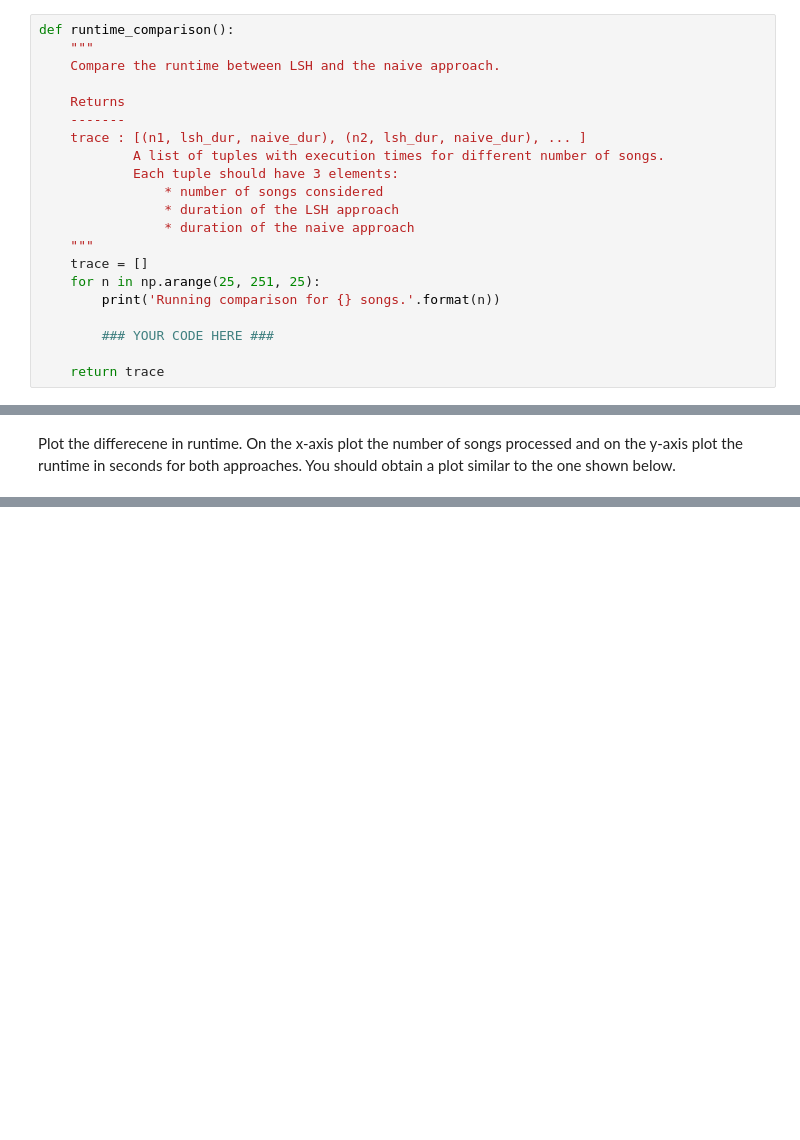
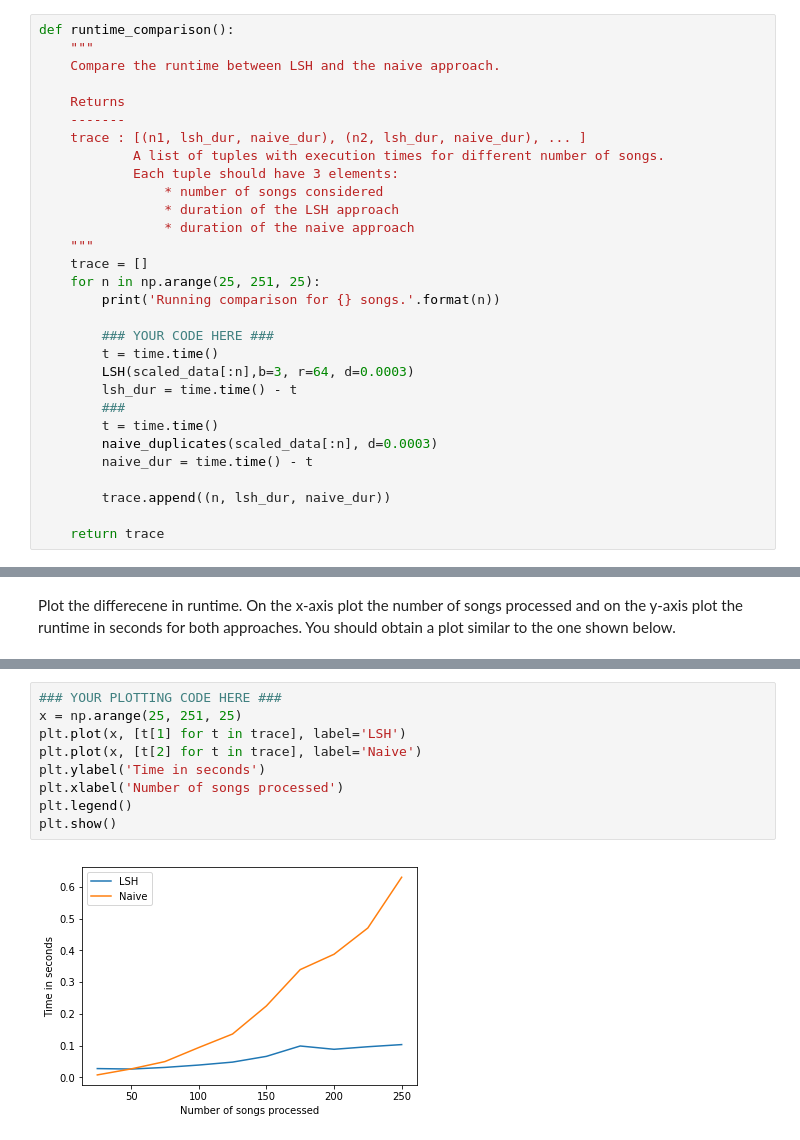
Before and after one commit to anhmt90/mining-massive-dataset, a Jupyter notebook: task_01/task_01_duplicate_detection.ipynb, the cells around one changed output, grey strips where cells are left out. Saved outputs shown, nothing was run; the diff lists cells and outputs as text; blank space fills up the shorter version.

```diff
--- a/task_01/task_01_duplicate_detection.ipynb
+++ b/task_01/task_01_duplicate_detection.ipynb
@@ -326,6 +326,15 @@ def runtime_comparison():
         print('Running comparison for {} songs.'.format(n))
 
         ### YOUR CODE HERE ###
+        t = time.time()
+        LSH(scaled_data[:n],b=3, r=64, d=0.0003)
+        lsh_dur = time.time() - t
+        ###
+        t = time.time()
+        naive_duplicates(scaled_data[:n], d=0.0003)
+        naive_dur = time.time() - t
+
+        trace.append((n, lsh_dur, naive_dur))
 
     return trace
 # %%
@@ -350,0 +355,11 @@ Plot the differecene in runtime. On the x-axis plot the number of songs processe
+# %%
+### YOUR PLOTTING CODE HERE ###
+x = np.arange(25, 251, 25)
+plt.plot(x, [t[1] for t in trace], label='LSH')
+plt.plot(x, [t[2] for t in trace], label='Naive')
+plt.ylabel('Time in seconds')
+plt.xlabel('Number of songs processed')
+plt.legend()
+plt.show()
+# %% [output]
+[figure, added]
```
Also changed, not shown: parts of 2 cells of this notebook, 1 other file.
